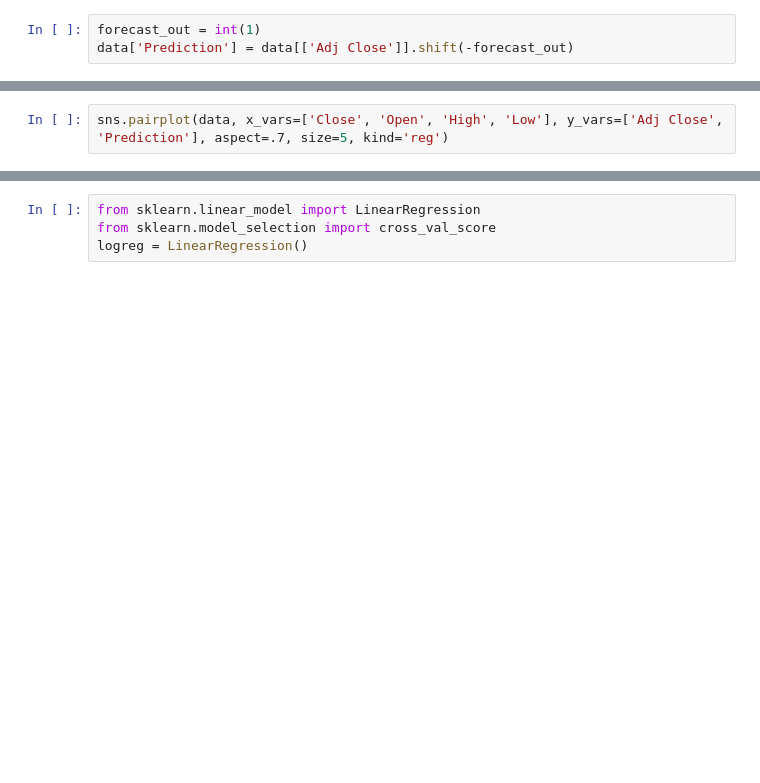
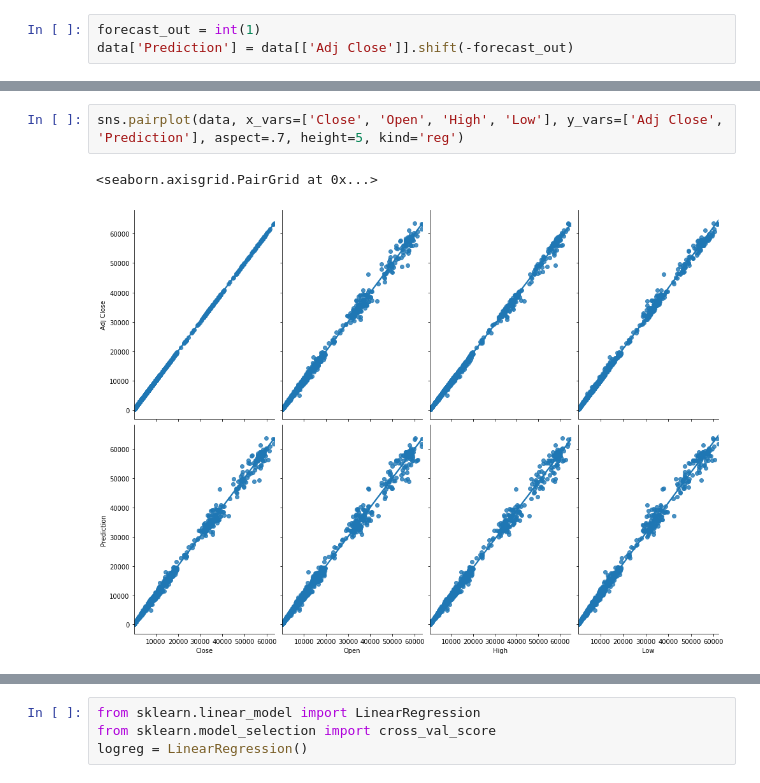
Before and after one commit to WeaselE/DataScience, a Jupyter notebook: Stock Prediction/Stocks_Prediction.ipynb, the cells around one changed output, grey strips where cells are left out. Drawn from its saved outputs; the diff is of its cells as text; blank space fills up the shorter version.

```diff
--- a/Stock Prediction/Stocks_Prediction.ipynb
+++ b/Stock Prediction/Stocks_Prediction.ipynb
@@ -21,5 +75,8 @@ data.tail()
 # %%
-sns.pairplot(data, x_vars=['Close', 'Open', 'High', 'Low'], y_vars=['Adj Close', 'Prediction'], aspect=.7, size=5, kind='reg')
+sns.pairplot(data, x_vars=['Close', 'Open', 'High', 'Low'], y_vars=['Adj Close', 'Prediction'], aspect=.7, height=5, kind='reg')
+# %% [output]
+<seaborn.axisgrid.PairGrid at 0x...>
+[figure, added]
 # %%
 from sklearn import preprocessing
 feature_cols = ['Adj Close']
```
Also changed, not shown: parts of 9 cells of this notebook, 1 other file.
